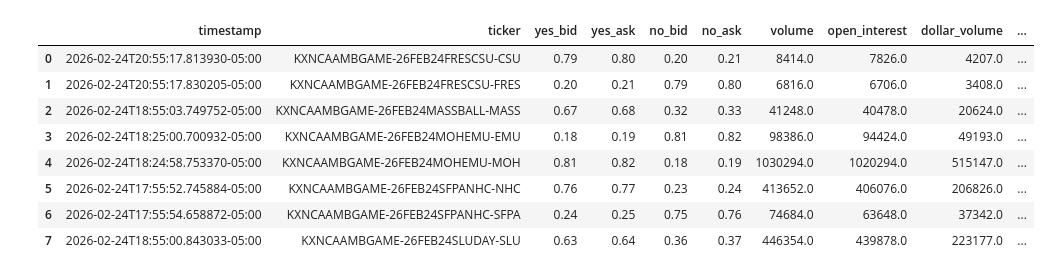
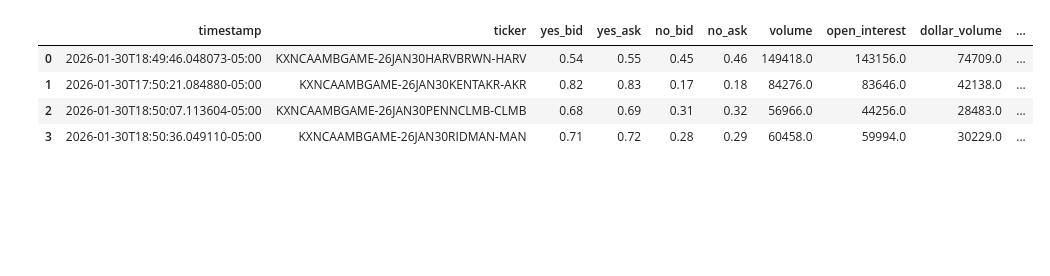
Before and after one commit to bassuaz24/kalshi_bets, a Jupyter notebook: base/analysis/data_analysis.ipynb, the cells around one changed output. Saved outputs shown, nothing was run; the diff lists cells and outputs as text; code cells hidden in the pictures; blank space fills up the shorter version.

```diff
--- a/base/analysis/data_analysis.ipynb
+++ b/base/analysis/data_analysis.ipynb
@@ -32,6 +28,6 @@ To Do:
 # %%
 start_date = '2026-01-30'
-end_date = '2026-03-04'
+end_date = '2026-02-11'
 sport = 'NCAAMB' #NCAAMB, NCAAWB, NBA, ATP, WTA, MLB
 market = "GAME" #GAME, SPREAD, TOTAL
 
@@ -46,10 +42,7 @@ pregame_df_dict = {}
 
 for date in date_range:
     date_str = date.strftime('%Y-%m-%d')
-    file_path = f"../data_collection/kalshi_data/kalshi_logs/{date_str}/joined_{date_str}.csv"
-    if not os.path.exists(file_path):
-        continue
-    df = pd.read_csv(file_path)
+    df = pd.read_csv(f"../data_collection/kalshi_data/kalshi_logs/{date_str}/joined_{date_str}.csv")
 
     df = df[df['match_status'] == 'matched']
     df = df[df['ticker'].str.startswith(f"KX{sport}{market}", na=False)]
@@ -65,9 +58,9 @@ for date in date_range:
     gap = df['start_dt'] - df['fetch_dt']
     pregame_df = df[(gap >= pd.Timedelta(0)) & (gap <= pd.Timedelta(minutes=30))].copy()
     # Target: 10 min before game start; keep one row per ticker where timestamp is closest to that
-    pregame_df['target_dt'] = pregame_df['start_dt'] - pd.Timedelta(minutes=5)
+    pregame_df['target_dt'] = pregame_df['start_dt'] - pd.Timedelta(minutes=10)
     pregame_df['dist'] = (pregame_df['kalshi_dt'] - pregame_df['target_dt']).abs()
-    pregame_df = pregame_df.loc[pregame_df.groupby('ticker')['dist'].idxmin()]
+    pregame_df = pregame_df.loc[pregame_df.groupby('ticker')['dist'].idxmin()] #only keeps one row per game from df that is closest to 10 min before tipoff
     if pregame_df.empty:
         continue
 
@@ -81,5 +74,6 @@ for date in date_range:
     pregame_df['ask'] = np.where(p_yes > pregame_df['yes_ask'], pregame_df['yes_ask'], pregame_df['no_ask'])
     pregame_df['buy_direction'] = np.where(pregame_df['devig_prob'] > pregame_df['yes_ask'], "yes", "no")
 
+    #store df and pregame_df inside respective dictionaries with key as the date
     df_dict[date_str] = df.copy()
     pregame_df_dict[date_str] = pregame_df.copy()
@@ -132,19 +146,16 @@ for date_str in pregame_df_dict.keys():
     edge_df.reset_index(drop=True, inplace=True)
     edge_df = edge_df.drop(columns = ['title', 'status', 'market_type', 'event_start_time', 'oddsapi_game_id', 'oddsapi_fetch_timestamp', 'oddsapi_start_time', 'oddsapi_home_team', 'oddsapi_away_team', 'match_status'])
 
-
+    if (len(edge_df) == 0):
+        continue
 
     edge_df_dict[date_str] = edge_df.copy()
 # %%
-edge_df_dict['2026-02-24']
+edge_df_dict['2026-01-30']
 # %% [output]
 |  | timestamp | ticker | yes_bid | yes_ask | no_bid | no_ask | volume | open_interest | dollar_volume | ... |
-| 0 | 2026-02-24T20:55:17.813930-05:00 | KXNCAAMBGAME-26FEB24FRESCSU-CSU | 0.79 | 0.80 | 0.20 | 0.21 | 8414.0 | 7826.0 | 4207.0 | ... |
-| 1 | 2026-02-24T20:55:17.830205-05:00 | KXNCAAMBGAME-26FEB24FRESCSU-FRES | 0.20 | 0.21 | 0.79 | 0.80 | 6816.0 | 6706.0 | 3408.0 | ... |
-| 2 | 2026-02-24T18:55:03.749752-05:00 | KXNCAAMBGAME-26FEB24MASSBALL-MASS | 0.67 | 0.68 | 0.32 | 0.33 | 41248.0 | 40478.0 | 20624.0 | ... |
-| 3 | 2026-02-24T18:25:00.700932-05:00 | KXNCAAMBGAME-26FEB24MOHEMU-EMU | 0.18 | 0.19 | 0.81 | 0.82 | 98386.0 | 94424.0 | 49193.0 | ... |
-| 4 | 2026-02-24T18:24:58.753370-05:00 | KXNCAAMBGAME-26FEB24MOHEMU-MOH | 0.81 | 0.82 | 0.18 | 0.19 | 1030294.0 | 1020294.0 | 515147.0 | ... |
-| 5 | 2026-02-24T17:55:52.745884-05:00 | KXNCAAMBGAME-26FEB24SFPANHC-NHC | 0.76 | 0.77 | 0.23 | 0.24 | 413652.0 | 406076.0 | 206826.0 | ... |
-| 6 | 2026-02-24T17:55:54.658872-05:00 | KXNCAAMBGAME-26FEB24SFPANHC-SFPA | 0.24 | 0.25 | 0.75 | 0.76 | 74684.0 | 63648.0 | 37342.0 | ... |
-| 7 | 2026-02-24T18:55:00.843033-05:00 | KXNCAAMBGAME-26FEB24SLUDAY-SLU | 0.63 | 0.64 | 0.36 | 0.37 | 446354.0 | 439878.0 | 223177.0 | ... |
+| 0 | 2026-01-30T18:49:46.048073-05:00 | KXNCAAMBGAME-26JAN30HARVBRWN-HARV | 0.54 | 0.55 | 0.45 | 0.46 | 149418.0 | 143156.0 | 74709.0 | ... |
+| 1 | 2026-01-30T17:50:21.084880-05:00 | KXNCAAMBGAME-26JAN30KENTAKR-AKR | 0.82 | 0.83 | 0.17 | 0.18 | 84276.0 | 83646.0 | 42138.0 | ... |
+| 2 | 2026-01-30T18:50:07.113604-05:00 | KXNCAAMBGAME-26JAN30PENNCLMB-CLMB | 0.68 | 0.69 | 0.31 | 0.32 | 56966.0 | 44256.0 | 28483.0 | ... |
+| 3 | 2026-01-30T18:50:36.049110-05:00 | KXNCAAMBGAME-26JAN30RIDMAN-MAN | 0.71 | 0.72 | 0.28 | 0.29 | 60458.0 | 59994.0 | 30229.0 | ... |
 # %%
```
Also changed, not shown: parts of 24 cells of this notebook.
